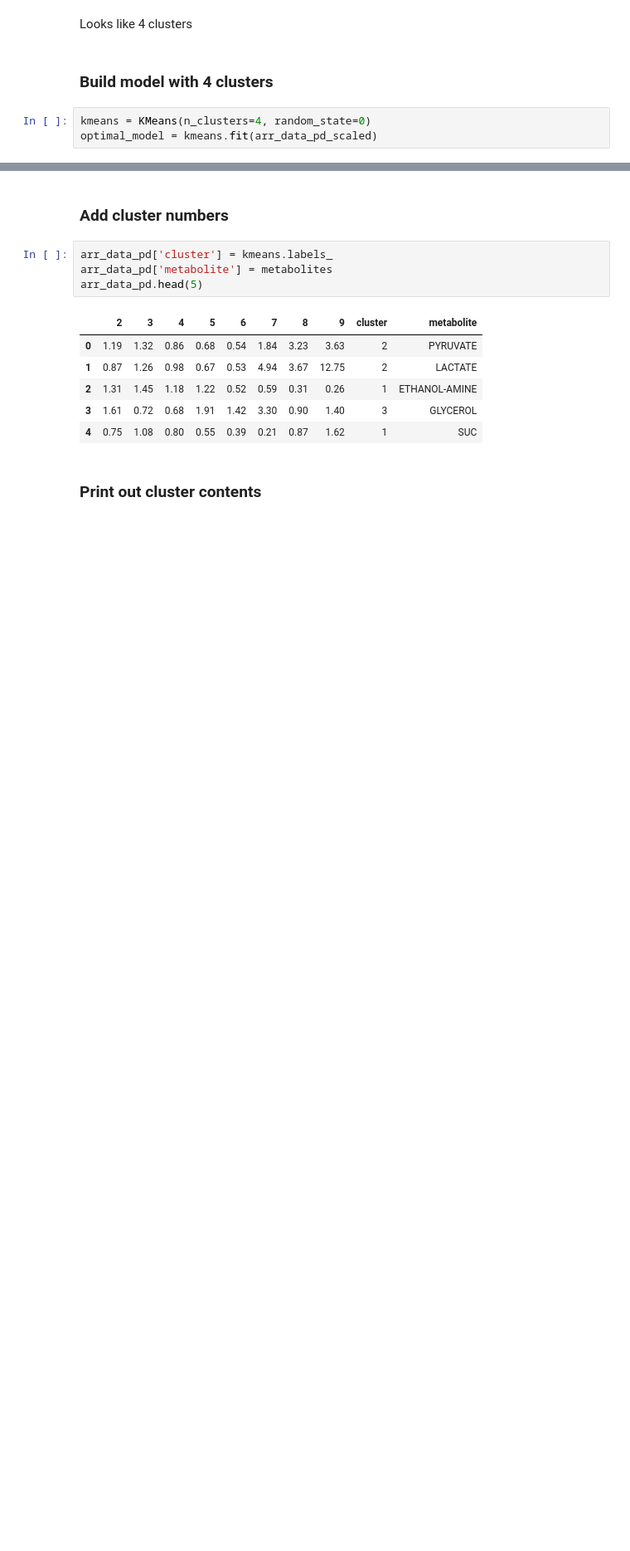
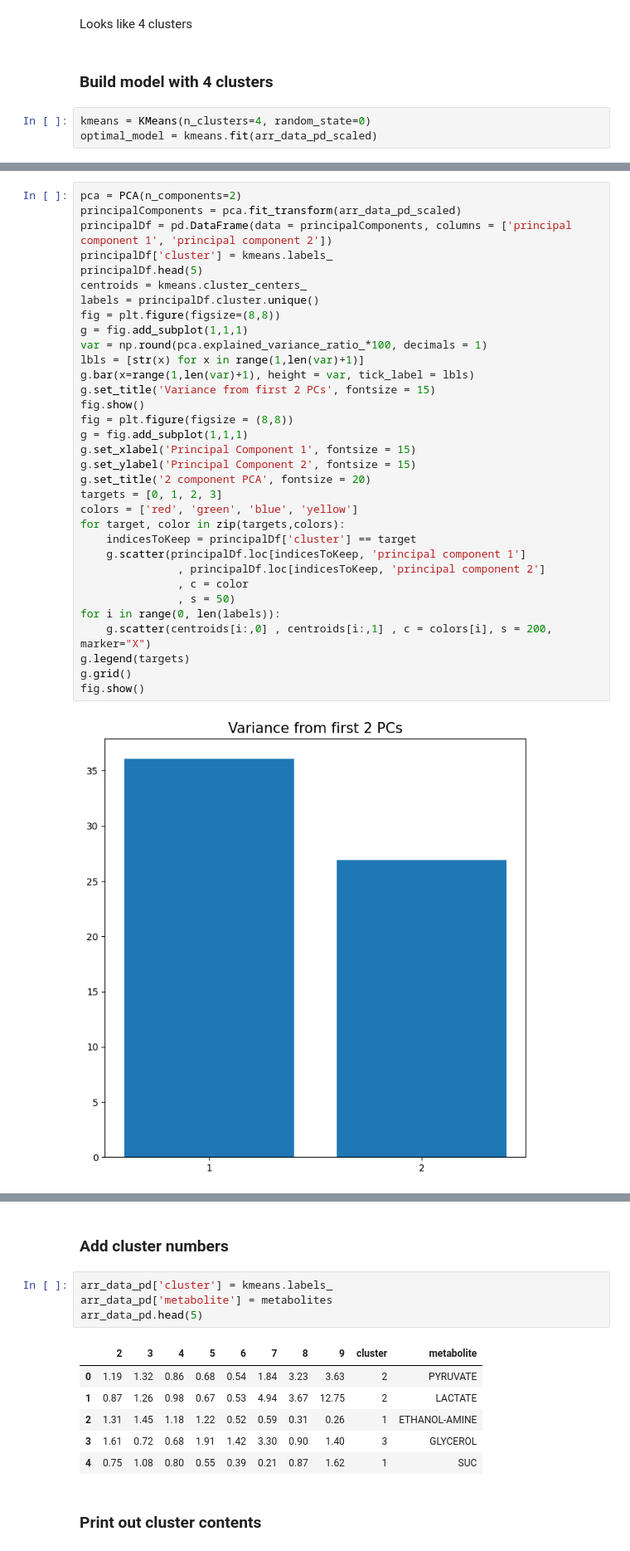
Before and after one commit to jp-cranfield/bioSOM, a Jupyter notebook: InitialDataAnalysis.ipynb, the cells around one changed output, grey strips where cells are left out. Shown at 83% size. Saved outputs shown, nothing was run; the diff lists cells and outputs as text; blank space fills up the shorter version.

```diff
--- a/InitialDataAnalysis.ipynb
+++ b/InitialDataAnalysis.ipynb
@@ -117,0 +121,35 @@ optimal_model = kmeans.fit(arr_data_pd_scaled)
+# %%
+pca = PCA(n_components=2)
+principalComponents = pca.fit_transform(arr_data_pd_scaled)
+principalDf = pd.DataFrame(data = principalComponents, columns = ['principal component 1', 'principal component 2'])
+principalDf['cluster'] = kmeans.labels_
+principalDf.head(5)
+centroids = kmeans.cluster_centers_
+labels = principalDf.cluster.unique()
+fig = plt.figure(figsize=(8,8))
+g = fig.add_subplot(1,1,1)
+var = np.round(pca.explained_variance_ratio_*100, decimals = 1)
+lbls = [str(x) for x in range(1,len(var)+1)]
+g.bar(x=range(1,len(var)+1), height = var, tick_label = lbls)
+g.set_title('Variance from first 2 PCs', fontsize = 15)
+fig.show()
+fig = plt.figure(figsize = (8,8))
+g = fig.add_subplot(1,1,1)
+g.set_xlabel('Principal Component 1', fontsize = 15)
+g.set_ylabel('Principal Component 2', fontsize = 15)
+g.set_title('2 component PCA', fontsize = 20)
+targets = [0, 1, 2, 3]
+colors = ['red', 'green', 'blue', 'yellow']
+for target, color in zip(targets,colors):
+    indicesToKeep = principalDf['cluster'] == target
+    g.scatter(principalDf.loc[indicesToKeep, 'principal component 1']
+               , principalDf.loc[indicesToKeep, 'principal component 2']
+               , c = color
+               , s = 50)
+for i in range(0, len(labels)):
+    g.scatter(centroids[i:,0] , centroids[i:,1] , c = colors[i], s = 200, marker="X")
+g.legend(targets)
+g.grid()
+fig.show()
+# %% [output]
+[figure, added]
```
Also changed, not shown: parts of 7 cells of this notebook.
